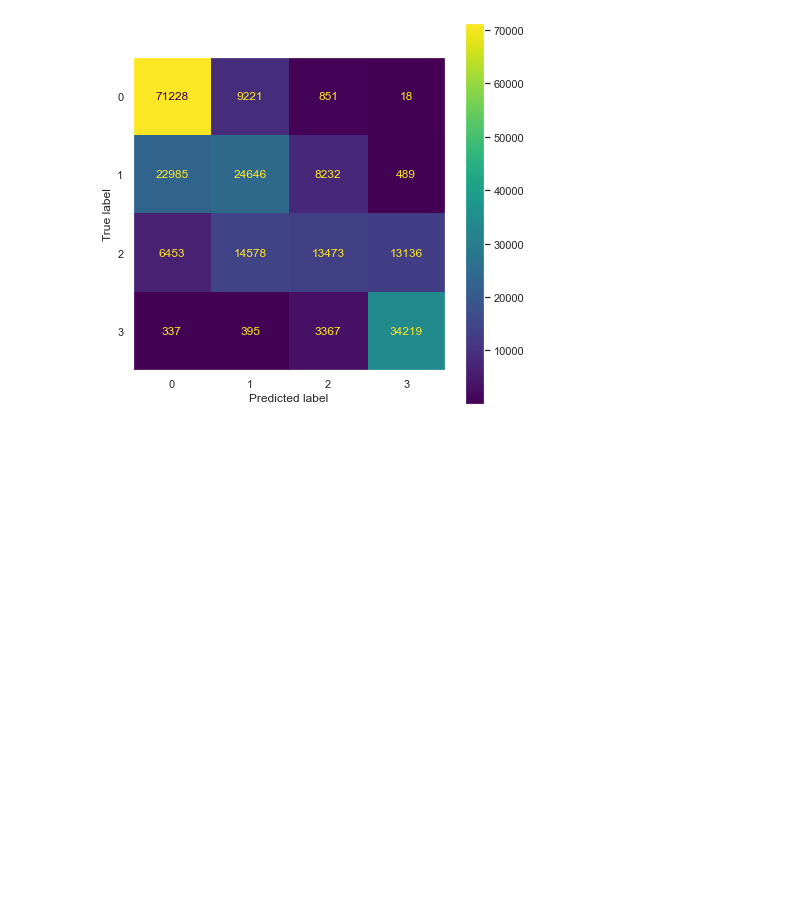
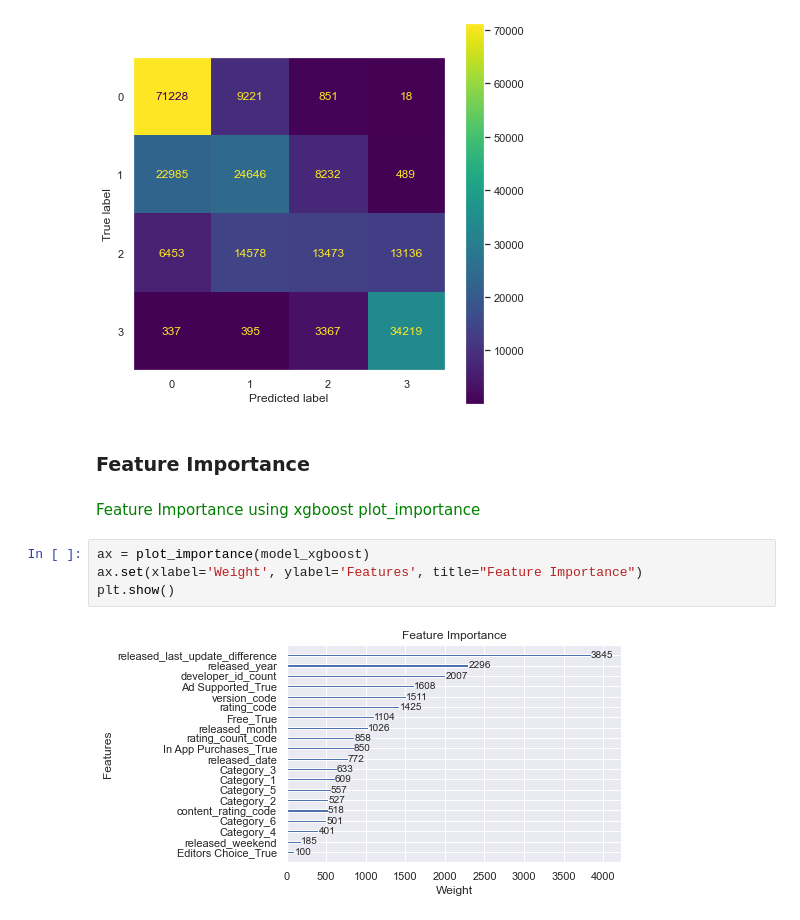
Before and after one commit to LiyanaRoslie/google-apps-ml, a Jupyter notebook: Playstore-ML.ipynb, the cells around one changed output. Saved outputs shown, nothing was run; the diff lists cells and outputs as text; blank space fills up the shorter version.

Commit message:
add feature importance section

```diff
--- a/Playstore-ML.ipynb
+++ b/Playstore-ML.ipynb
@@ -1233,3 +1234,13 @@ Log Loss: 0.785696925121786
 ROC AUC (One-vs-rest): 0.8587081128037795
 ROC AUC (One-vs-one): 0.8535465677715015
 [figure]
+# %% [markdown]
+### Feature Importance
+# %% [markdown]
+<font color="green"> Feature Importance using xgboost plot_importance </font>
+# %%
+ax = plot_importance(model_xgboost)
+ax.set(xlabel='Weight', ylabel='Features', title="Feature Importance")
+plt.show()
+# %% [output]
+[figure, added]
```
Also changed, not shown: parts of 5 cells of this notebook.
